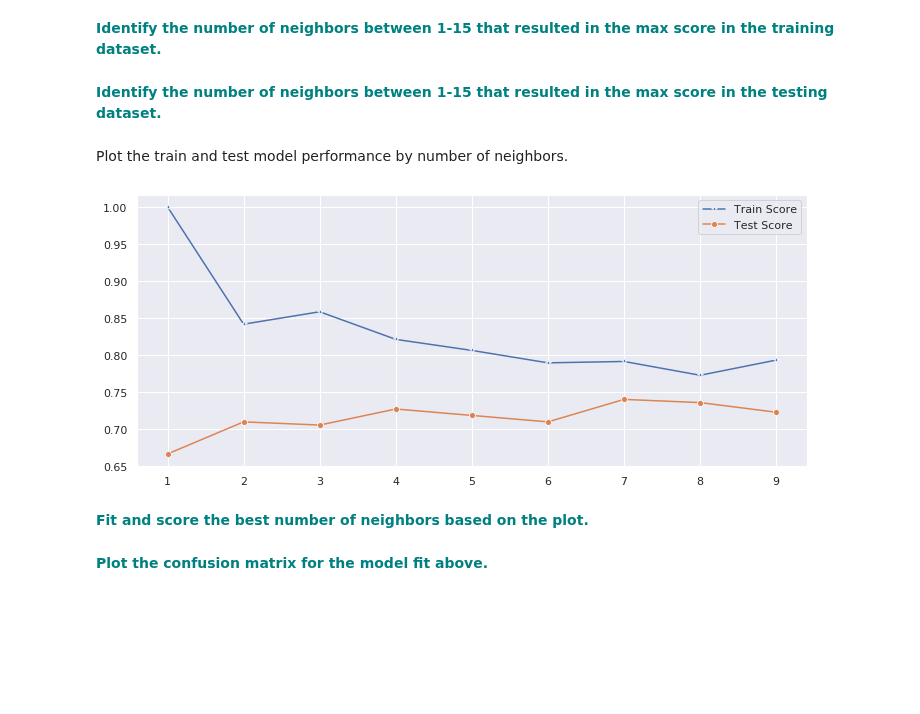
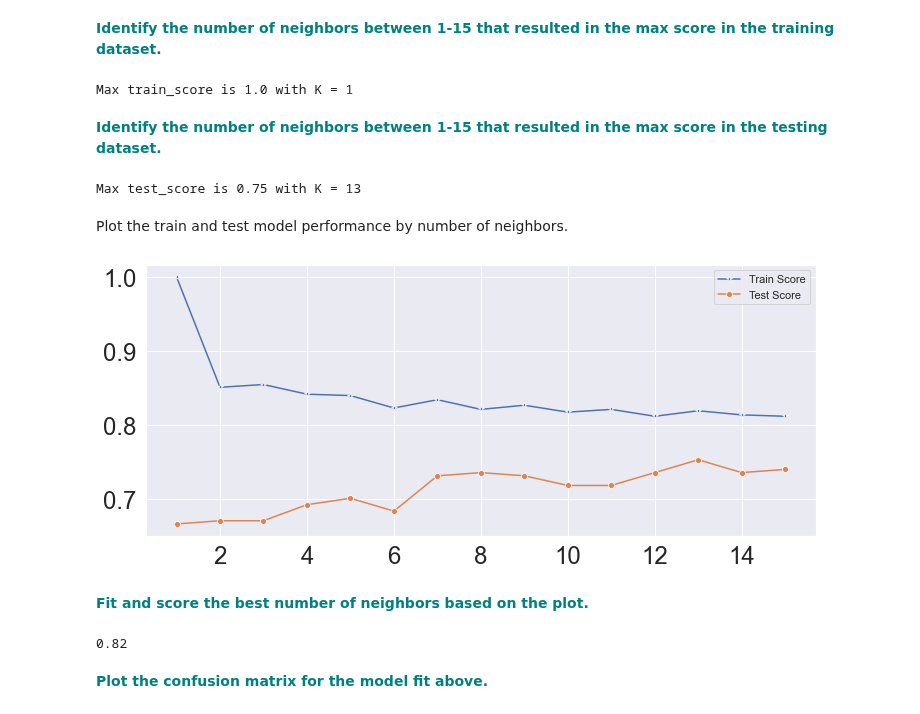
Before and after one commit to Dylan-C-Neal/Springboard-Data-Science-Career-Track, a Jupyter notebook: GridSearchKNN Case Study/GridSearchKNN_Case_Study.ipynb, the cells around one changed output. Cells and saved outputs as stored; diff of their text form; code cells hidden in the pictures; blank space fills up the shorter version.

```diff
--- a/GridSearchKNN Case Study/GridSearchKNN_Case_Study.ipynb
+++ b/GridSearchKNN Case Study/GridSearchKNN_Case_Study.ipynb
@@ -129,12 +129,15 @@ from sklearn.neighbors import KNeighborsClassifier
 test_scores = []
 train_scores = []
 
-for i in range(1,10):
+for i in range(1,11):
 
     knn = KNeighborsClassifier(i)
-    knn.fit(X_train,y_train)
+    knn.fit(X_train,np.ravel(y_train))
 
-    train_scores.append(knn.score(X_train,y_train))
-    test_scores.append(knn.score(X_test,y_test))
+    train_scores.append(knn.score(X_train,np.ravel(y_train)))
+    test_scores.append(knn.score(X_test,np.ravel(y_test)))
 # %% [markdown]
 **<font color='teal'> Print the train and test scores for each iteration.</font>**
+# %%
+for i in range(1, 11):
+    print('K = ' + str((i)) + ': train_score is ' + str(round(train_scores[i-1], 2)) +'. test_score is ' + str(round(test_scores[i-1], 2)) + '.')
@@ -141,17 +155,43 @@ for i in range(1,10):
 # %% [markdown]
 **<font color='teal'> Identify the number of neighbors between 1-15 that resulted in the max score in the training dataset. </font>**
+# %%
+# Run the for loop again for k = 1 through 15
+test_scores = []
+train_scores = []
+
+for i in range(1,16):
+
+    knn = KNeighborsClassifier(i)
+    knn.fit(X_train,np.ravel(y_train))
+
+    train_scores.append(knn.score(X_train,np.ravel(y_train)))
+    test_scores.append(knn.score(X_test,np.ravel(y_test)))
+# %%
+print('Max train_score is ' + str(round(max(train_scores), 2)) + ' with K = ' + str(train_scores.index(max(train_scores)) + 1))
+# %% [output]
+Max train_score is 1.0 with K = 1
 # %% [markdown]
 **<font color='teal'> Identify the number of neighbors between 1-15 that resulted in the max score in the testing dataset. </font>**
+# %%
+print('Max test_score is ' + str(round(max(test_scores), 2)) + ' with K = ' + str(test_scores.index(max(test_scores)) + 1))
+# %% [output]
+Max test_score is 0.75 with K = 13
 # %% [markdown]
 Plot the train and test model performance by number of neighbors.
 # %%
 plt.figure(figsize=(12,5))
-p = sns.lineplot(range(1,10),train_scores,marker='*',label='Train Score')
-p = sns.lineplot(range(1,10),test_scores,marker='o',label='Test Score')
+p = sns.lineplot(range(1,16),train_scores,marker='*',label='Train Score')
+p = sns.lineplot(range(1,16),test_scores,marker='o',label='Test Score')
 # %% [output]
-[figure, old version]
+[figure, new version]
 # %% [markdown]
 **<font color='teal'> Fit and score the best number of neighbors based on the plot. </font>**
+# %%
+knn = KNeighborsClassifier(13)
+knn.fit(X_train, np.ravel(y_train))
+round(knn.score(X_train, np.ravel(y_train)), 2)
+# %% [output]
+0.82
 # %%
 from sklearn.metrics import confusion_matrix
 y_pred = knn.predict(X_test)
```
Also changed, not shown: parts of 3 cells of this notebook.
